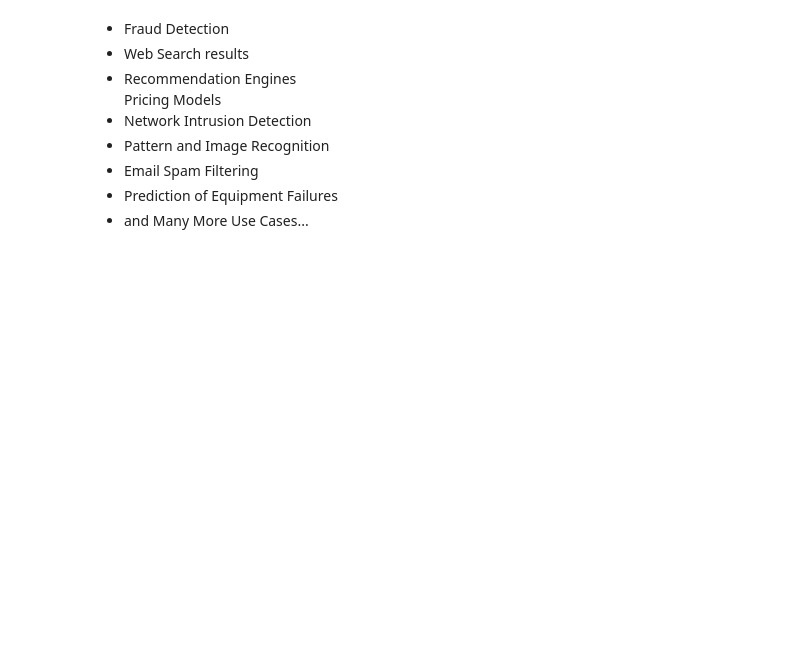
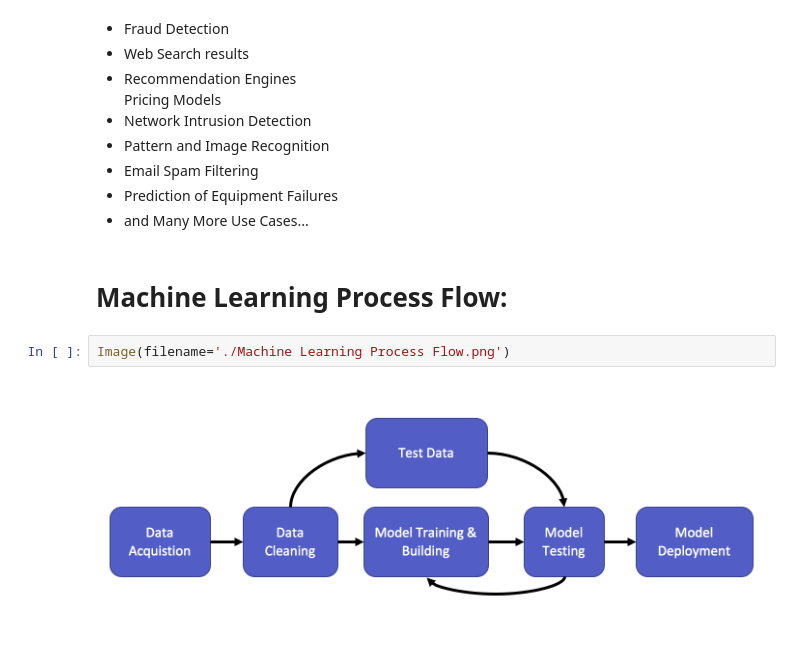
Before and after one commit to jcamier/dfw_machine_learning_talk, a Jupyter notebook: DFW_talk_intro_to_machine_learning.ipynb, the cells around one changed output. Saved outputs shown, nothing was run; the diff lists cells and outputs as text; blank space fills up the shorter version.

Commit message:
Add Machine Learning Process Flow

```diff
--- a/DFW_talk_intro_to_machine_learning.ipynb
+++ b/DFW_talk_intro_to_machine_learning.ipynb
@@ -20,3 +21,9 @@ Pattern and Image Recognition
 Email Spam Filtering
 Prediction of Equipment Failures
 and Many More Use Cases...
+# %% [markdown]
+# Machine Learning Process Flow:
+# %%
+Image(filename='./Machine Learning Process Flow.png')
+# %% [output]
+[figure, added]
```
Also changed, not shown: parts of 1 cell of this notebook.
